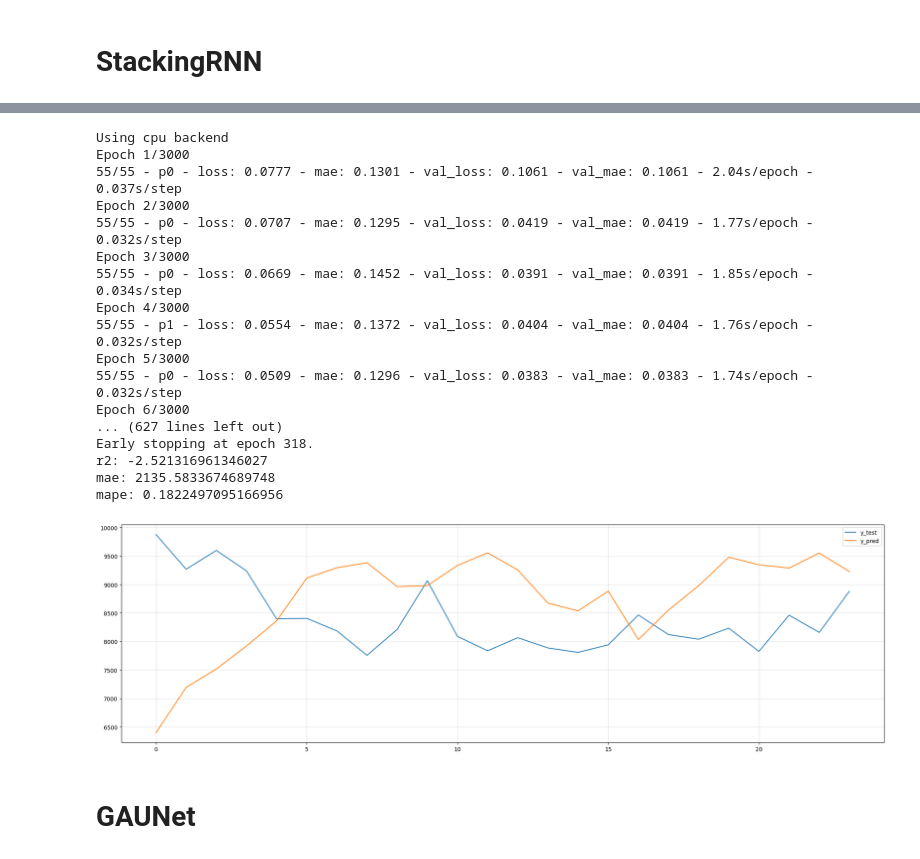
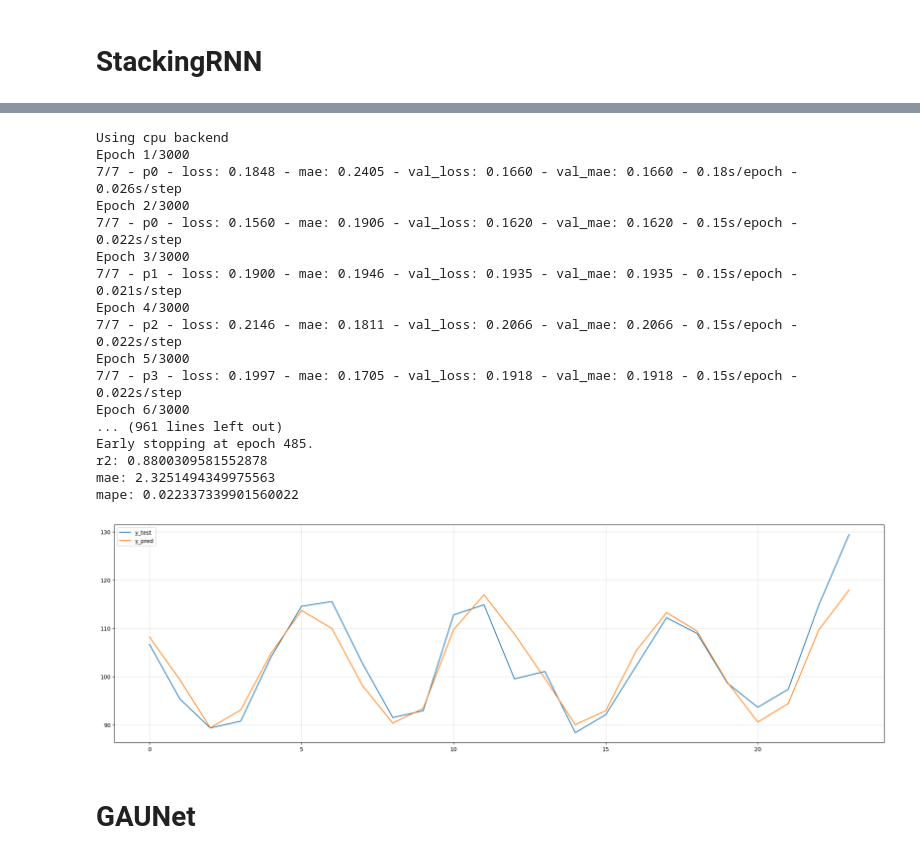
Before and after one commit to BirchKwok/spinesTS, a Jupyter notebook: examples/nn.ipynb, the cells around one changed output, grey strips where cells are left out. Drawn from its saved outputs; the diff is of its cells as text; code cells hidden in the pictures.

```diff
--- a/examples/nn.ipynb
+++ b/examples/nn.ipynb
@@ -31,9 +36,9 @@ series_data = BuiltInSeriesData()
 | 17 | Web_Sales            | date, type_a, type_b, sales_cnt                                      |
 +----+----------------------+----------------------------------------------------------------------+
 # %%
-cs = series_data['Web_Sales']
+cs = series_data['Electric_Production']
 
-x_train, x_test, y_train, y_test = split_series(cs['type_a'], cs['type_a'], 128, 24, train_size=0.9)
+x_train, x_test, y_train, y_test = split_series(cs['value'], cs['value'], 128, 24, train_size=0.9)
 # %%
 x_train.shape, x_test.shape
 # %% [output]
@@ -116,35 +58,35 @@ mape: 0.18748677655147092
-# %%
-model = StackingRNN(128, 24, random_seed=42, loss_fn='mae', learning_rate=0.001, dropout=0.1, diff_n=0,
-                    stack_num=6, num_layers=1, bidirectional=True, device='cpu')
-model.fit(x_train, y_train, eval_set=(x_test, y_test), batch_size=32,
-             min_delta=0, patience=100, epochs=3000, verbose=True, lr_scheduler=None)
-y_pred_inverse = scaler2.inverse_transform(model.predict(x_test))
-
-y_test_inverse = scaler2.inverse_transform(y_test)
-
-print(f"r2: {r2_score(y_test_inverse.T, y_pred_inverse.T)}")
-print(f"mae: {mean_absolute_error(y_test_inverse, y_pred_inverse)}")
-print(f"mape: {mean_absolute_percentage_error(y_test_inverse, y_pred_inverse)}")
-a = plot2d(y_test_inverse, y_pred_inverse, eval_slices='[-1]', labels=['y_test', 'y_pred'], figsize=(20, 6))
-# %% [output]
-Using cpu backend
-Epoch 1/3000
-55/55 - p0 - loss: 0.0777 - mae: 0.1301 - val_loss: 0.1061 - val_mae: 0.1061 - 2.04s/epoch - 0.037s/step
-Epoch 2/3000
-55/55 - p0 - loss: 0.0707 - mae: 0.1295 - val_loss: 0.0419 - val_mae: 0.0419 - 1.77s/epoch - 0.032s/step
-Epoch 3/3000
-55/55 - p0 - loss: 0.0669 - mae: 0.1452 - val_loss: 0.0391 - val_mae: 0.0391 - 1.85s/epoch - 0.034s/step
-Epoch 4/3000
-55/55 - p1 - loss: 0.0554 - mae: 0.1372 - val_loss: 0.0404 - val_mae: 0.0404 - 1.76s/epoch - 0.032s/step
-Epoch 5/3000
-55/55 - p0 - loss: 0.0509 - mae: 0.1296 - val_loss: 0.0383 - val_mae: 0.0383 - 1.74s/epoch - 0.032s/step
-Epoch 6/3000
-... (627 lines left out)
-Early stopping at epoch 318.
-r2: -2.521316961346027
-mae: 2135.5833674689748
-mape: 0.1822497095166956
-[figure, removed]
+# %%
+model = StackingRNN(128, 24, random_seed=42, loss_fn='mae', learning_rate=0.001, dropout=0.1,
+                    stack_num=4, num_layers=1, bidirectional=True, device='cpu')
+model.fit(x_train, y_train, eval_set=(x_test, y_test), batch_size=32,
+             min_delta=0, patience=100, epochs=3000, verbose=True, lr_scheduler=None)
+y_pred_inverse = scaler2.inverse_transform(model.predict(x_test))
+
+y_test_inverse = scaler2.inverse_transform(y_test)
+
+print(f"r2: {r2_score(y_test_inverse.T, y_pred_inverse.T)}")
+print(f"mae: {mean_absolute_error(y_test_inverse, y_pred_inverse)}")
+print(f"mape: {mean_absolute_percentage_error(y_test_inverse, y_pred_inverse)}")
+a = plot2d(y_test_inverse, y_pred_inverse, eval_slices='[-1]', labels=['y_test', 'y_pred'], figsize=(20, 6))
+# %% [output]
+Using cpu backend
+Epoch 1/3000
+7/7 - p0 - loss: 0.1848 - mae: 0.2405 - val_loss: 0.1660 - val_mae: 0.1660 - 0.18s/epoch - 0.026s/step
+Epoch 2/3000
+7/7 - p0 - loss: 0.1560 - mae: 0.1906 - val_loss: 0.1620 - val_mae: 0.1620 - 0.15s/epoch - 0.022s/step
+Epoch 3/3000
+7/7 - p1 - loss: 0.1900 - mae: 0.1946 - val_loss: 0.1935 - val_mae: 0.1935 - 0.15s/epoch - 0.021s/step
+Epoch 4/3000
+7/7 - p2 - loss: 0.2146 - mae: 0.1811 - val_loss: 0.2066 - val_mae: 0.2066 - 0.15s/epoch - 0.022s/step
+Epoch 5/3000
+7/7 - p3 - loss: 0.1997 - mae: 0.1705 - val_loss: 0.1918 - val_mae: 0.1918 - 0.15s/epoch - 0.022s/step
+Epoch 6/3000
+... (961 lines left out)
+Early stopping at epoch 485.
+r2: 0.8800309581552878
+mae: 2.3251494349975563
+mape: 0.022337339901560022
+[figure, added]
 # %% [markdown]
 # GAUNet
 # %%
```
Also changed, not shown: parts of 5 cells of this notebook, 2 other files.
